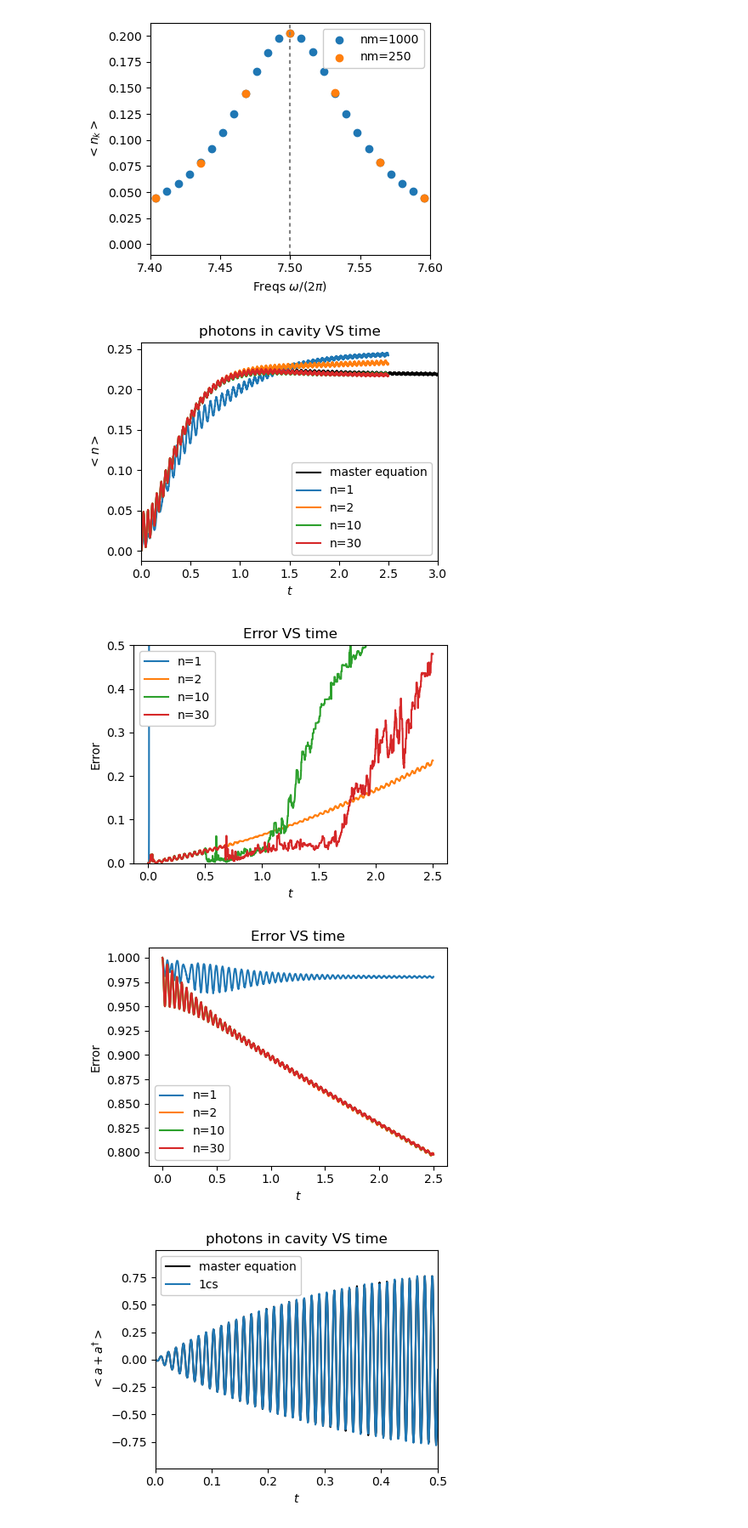
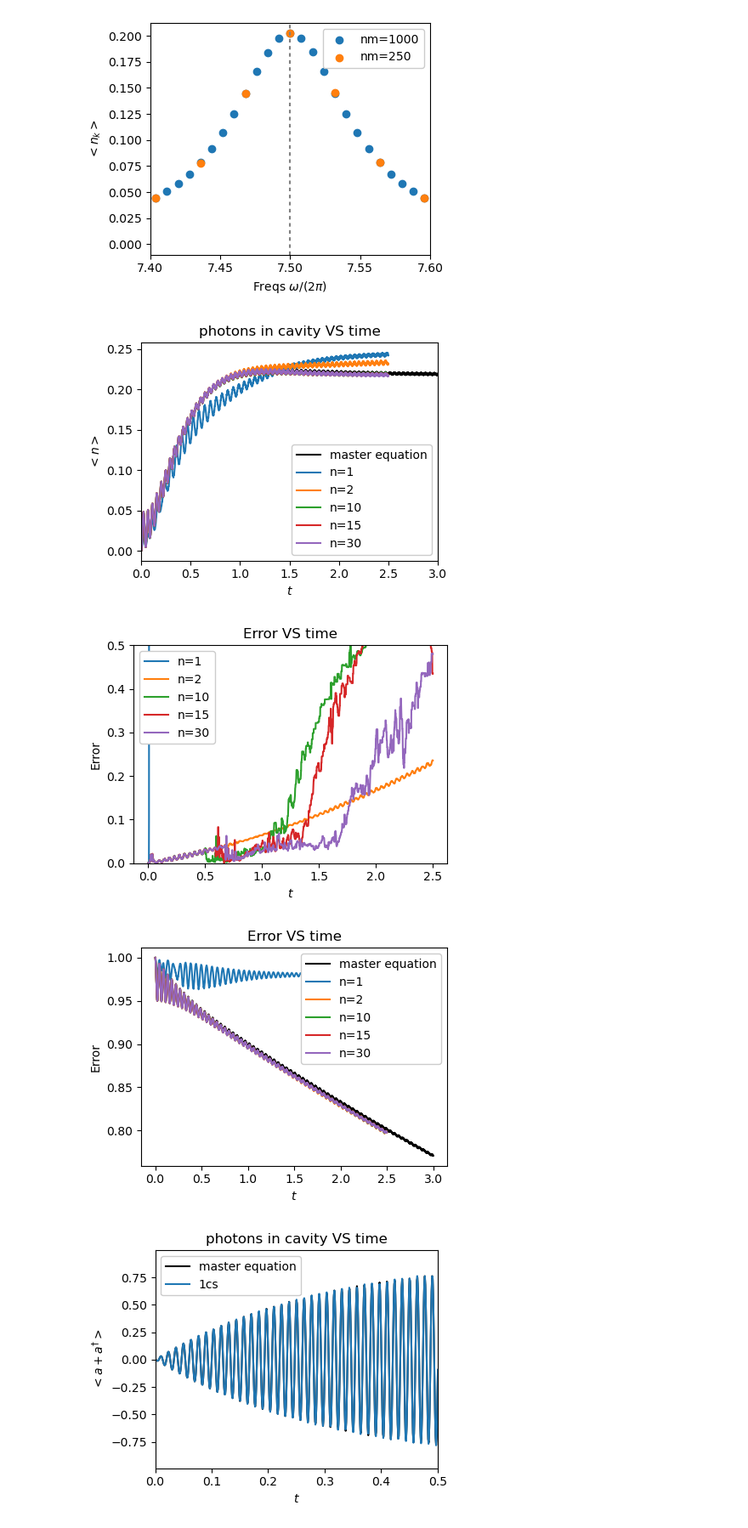
Before and after one commit to ngheeraert/HIGH_POWER_READOUT_FORTRAN, a Jupyter notebook: data_analysis/NL=2_QB_5.3_CAV_7.5_ad0.1_al0.050405_KAPPA_TIMES_5_bw8_DO_before_update_F.ipynb, the cells around one changed output. Shown: that part at 85% size. Saved outputs shown, nothing was run; the diff lists cells and outputs as text; code cells hidden in the pictures.

```diff
--- a/data_analysis/NL=2_QB_5.3_CAV_7.5_ad0.1_al0.050405_KAPPA_TIMES_5_bw8_DO_before_update_F.ipynb
+++ b/data_analysis/NL=2_QB_5.3_CAV_7.5_ad0.1_al0.050405_KAPPA_TIMES_5_bw8_DO_before_update_F.ipynb
@@ -34,6 +34,8 @@ paramchar= "nl2_n2_2_E0.10E+00_dtadd0.20_0.30_3_ar0.0_g0.250_al0.050405_nm250_p0
 dyns["n=2"] = da.dynamics(2, path_mac, paramchar)
 paramchar= "nl2_n2_10_E0.30E-01_dtadd0.20_0.30_3_ar0.0_g0.250_al0.050405_nm250_p0.5E-05_wq5.3037_wc7.500_bc2.300_5.200_7.500_12.600_bw8.000F_mr0.00_0.00_0.00_wd7.500_ad0.0500_anh159.155_dt0.0050_errl0.1E-03_lsfe12_qb2_cv0.0_tmax25_TRSM3"
 dyns["n=10"] = da.dynamics(2, path_mac, paramchar)
+paramchar= "nl2_n2_15_E0.35E-01_dtadd0.20_0.30_3_ar0.0_g0.250_al0.050405_0.000000_6.500_nm250_p0.5E-05_wq5.3037_wc7.500_bc2.300_5.200_7.500_12.600_bw8.000F_mr0.00_0.00_0.00_wd7.500_ad0.0500_anh159.155_dt0.0050_errl0.1E-03_lsfe12_qb2_cv0.0_tmax25_TRSM3"
+dyns["n=15"] = da.dynamics(2, path_mac, paramchar)
 paramchar= "nl2_n2_30_E0.40E-01_dtadd0.20_0.30_3_ar0.0_g0.250_al0.050405_nm250_p0.5E-05_wq5.3037_wc7.500_bc2.300_5.200_7.500_12.600_bw8.000F_mr0.00_0.00_0.00_wd7.500_ad0.0500_anh159.155_dt0.0050_errl0.1E-03_lsfe12_qb2_cv0.0_tmax25_TRSM3"
 dyns["n=30"] = da.dynamics(2, path_mac, paramchar)
 
@@ -91,7 +93,7 @@ plt.tight_layout()
 plt.savefig( keynote_folder_path+'photons_convergence.pdf',format='pdf' )
 plt.show()
 # %% [output]
-[figure, old version]
+[figure, new version]
 # %%
 for key in dyns:
     plt.plot( (Gamma/(2*np.pi))*dyns[key].times, dyns[key].error, label=key  )
@@ -104,19 +106,20 @@ plt.ylim(0,0.5)
 plt.savefig( keynote_folder_path+'photons_convergence.pdf',format='pdf' )
 plt.show()
 # %% [output]
-[figure, old version]
+[figure, new version]
 # %%
+plt.plot( (Gamma/(2*np.pi))*times_me, pplt_me[:,1], label='master equation',c='black'  )
 for key in dyns:
     plt.plot( (Gamma/(2*np.pi))*dyns[key].times, dyns[key].pplt[:,1], label=key  )
 plt.ylabel( "Error" )
 plt.xlabel( "$t$" )
 plt.title( "Error VS time"  )
 plt.legend()
 plt.tight_layout()
 plt.savefig( keynote_folder_path+'photons_convergence.pdf',format='pdf' )
 plt.show()
 # %% [output]
-[figure, old version]
+[figure, new version]
 # %%
 plt.plot( (Gamma/(2*np.pi))*times_me, a_p_adag_me, label='master equation',c='black'  )
 plt.plot( (Gamma/(2*np.pi))*dyns[key].times, dyns[key].apadag, label='1cs'  )
```
Also changed, not shown: 1 other file.
